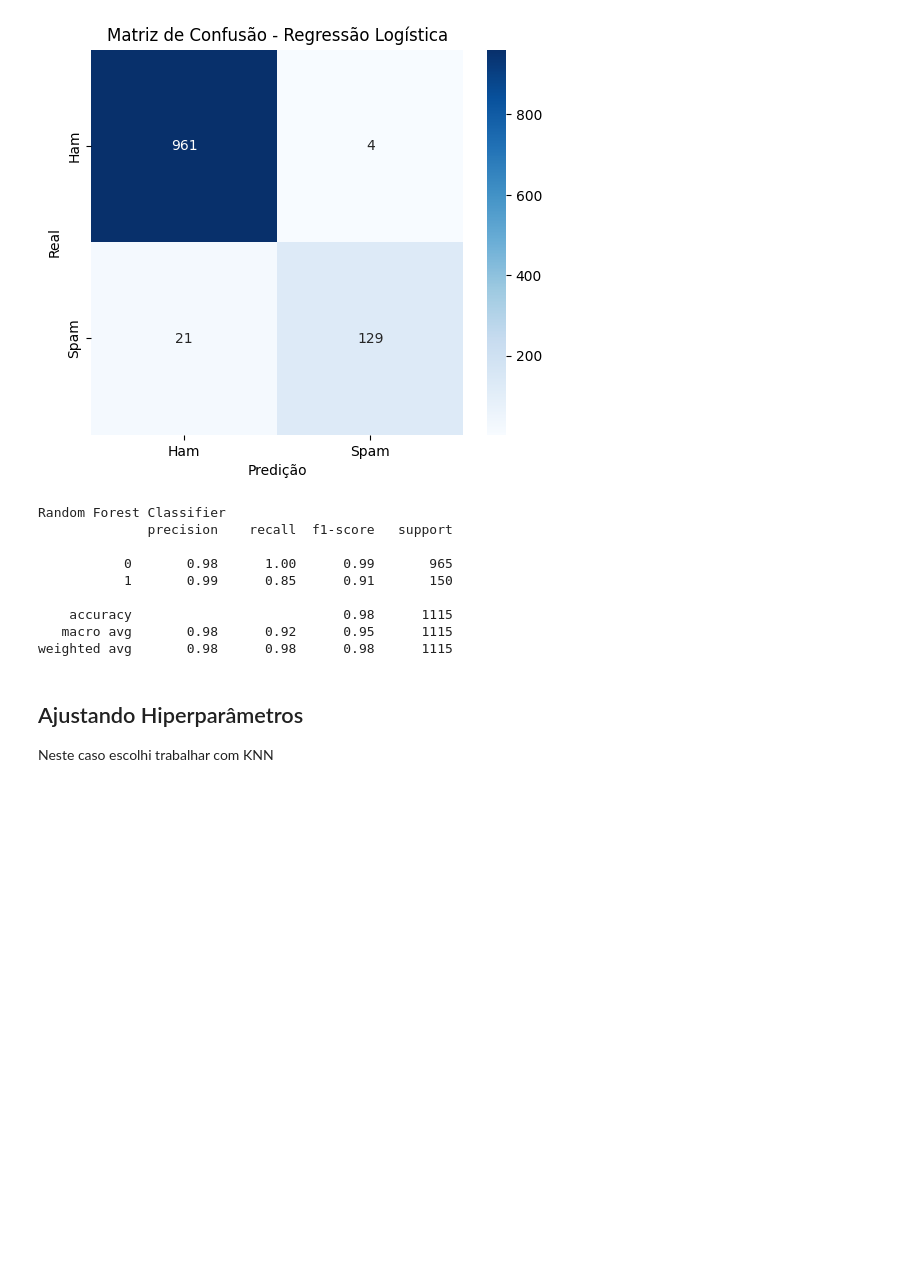
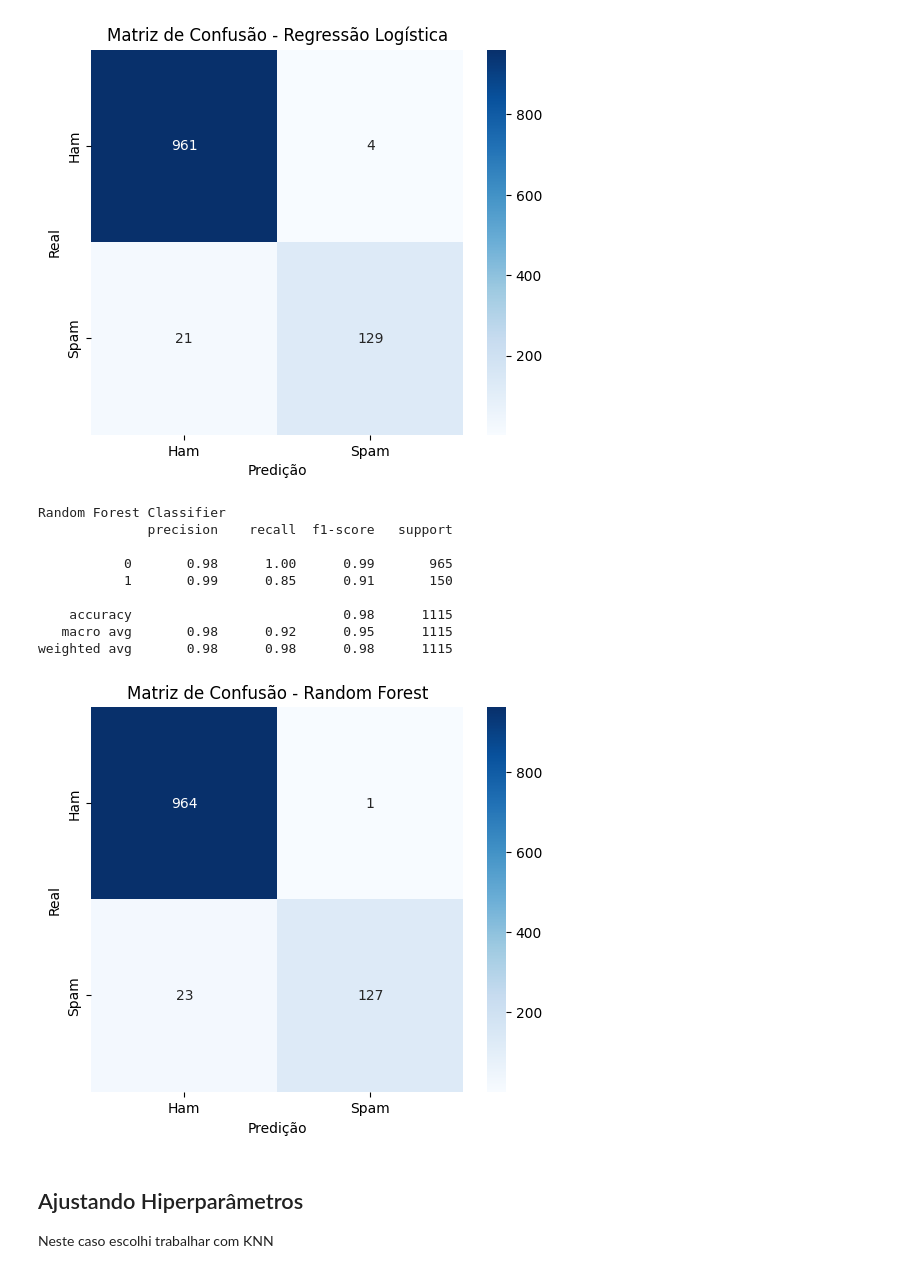
Before and after one commit to andrespeedwork/Machine-Learning-Analytics, a Jupyter notebook: Machine_Learning_e_Analytics.ipynb, the cells around one changed output. Drawn from its saved outputs; the diff is of its cells as text; code cells hidden in the pictures; blank space fills up the shorter version.

```diff
--- a/Machine_Learning_e_Analytics.ipynb
+++ b/Machine_Learning_e_Analytics.ipynb
@@ -210,28 +210,41 @@ Logistic Regression
    macro avg       0.97      0.93      0.95      1115
 weighted avg       0.98      0.98      0.98      1115
 [figure]
-# %%
-# Random Forest Classifier
-
-rf = RandomForestClassifier(random_state=42)
-rf.fit(X_train, y_train)
-
-# Fazendo predições
-y_pred_rf = rf.predict(X_test)
-
-# Avaliação
-print("Random Forest Classifier")
-print(classification_report(y_test, y_pred_rf))
-# %% [output]
-Random Forest Classifier
-              precision    recall  f1-score   support
-
-           0       0.98      1.00      0.99       965
-           1       0.99      0.85      0.91       150
-
-    accuracy                           0.98      1115
-   macro avg       0.98      0.92      0.95      1115
-weighted avg       0.98      0.98      0.98      1115
+# %%
+# Random Forest Classifier
+
+# Ajustando o modelo Random Forest
+rf = RandomForestClassifier(random_state=42)
+rf.fit(X_train, y_train)
+
+# Fazendo predições no conjunto de teste
+y_pred_rf = rf.predict(X_test)
+
+# Imprimindo o relatório de classificação
+print("Random Forest Classifier")
+print(classification_report(y_test, y_pred_rf))
+
+# Gerando a matriz de confusão
+cm_rf = confusion_matrix(y_test, y_pred_rf)
+
+# Plotando a matriz de confusão
+plt.figure(figsize=(6, 5))
+sns.heatmap(cm_rf, annot=True, fmt='d', cmap='Blues', xticklabels=['Ham', 'Spam'], yticklabels=['Ham', 'Spam'])
+plt.title('Matriz de Confusão - Random Forest')
+plt.xlabel('Predição')
+plt.ylabel('Real')
+plt.show()
+# %% [output]
+Random Forest Classifier
+              precision    recall  f1-score   support
+
+           0       0.98      1.00      0.99       965
+           1       0.99      0.85      0.91       150
+
+    accuracy                           0.98      1115
+   macro avg       0.98      0.92      0.95      1115
+weighted avg       0.98      0.98      0.98      1115
+[figure, added]
 # %% [markdown]
 ## Ajustando Hiperparâmetros
 Neste caso escolhi trabalhar com KNN
```
